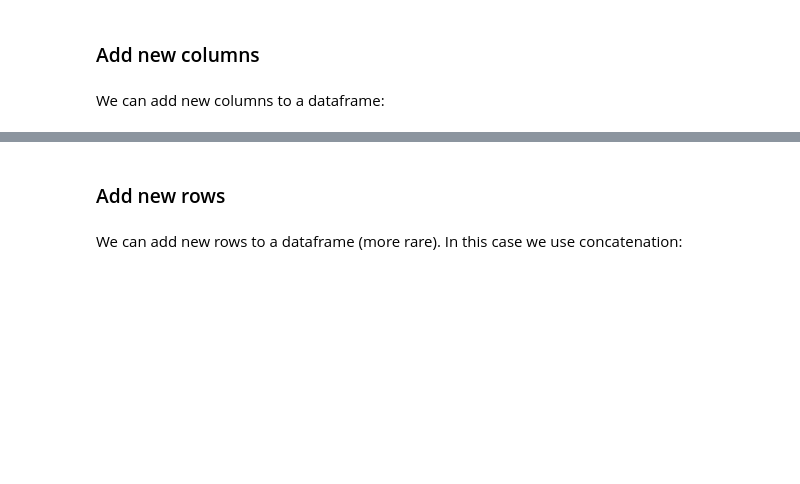
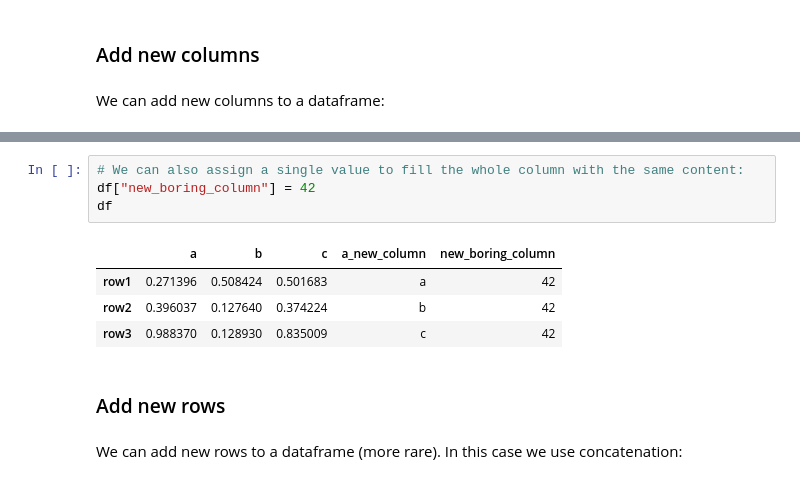
Before and after one commit to vigji/python-cimec-2024, a Jupyter notebook: lectures/Lecture1.2_Intro-pandas.ipynb, the cells around one changed output, grey strips where cells are left out. Drawn from its saved outputs; the diff is of its cells as text; blank space fills up the shorter version.

```diff
--- a/lectures/Lecture1.2_Intro-pandas.ipynb
+++ b/lectures/Lecture1.2_Intro-pandas.ipynb
@@ -561,3 +602,12 @@ df
+# %%
+# We can also assign a single value to fill the whole column with the same content:
+df["new_boring_column"] = 42
+df
+# %% [output]
+|  | a | b | c | a_new_column | new_boring_column |
+| row1 | 0.271396 | 0.508424 | 0.501683 | a | 42 |
+| row2 | 0.396037 | 0.127640 | 0.374224 | b | 42 |
+| row3 | 0.988370 | 0.128930 | 0.835009 | c | 42 |
 # %% [markdown]
 ### Add new rows
 # %% [markdown]
```
Also changed, not shown: parts of 59 cells of this notebook, 2 other files.
